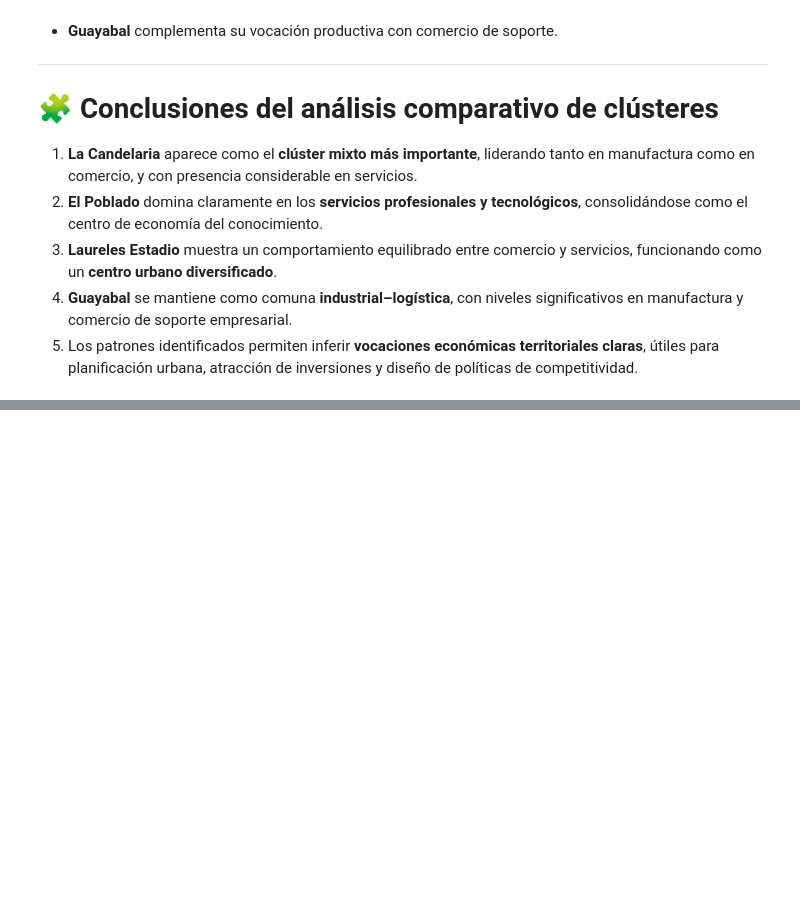
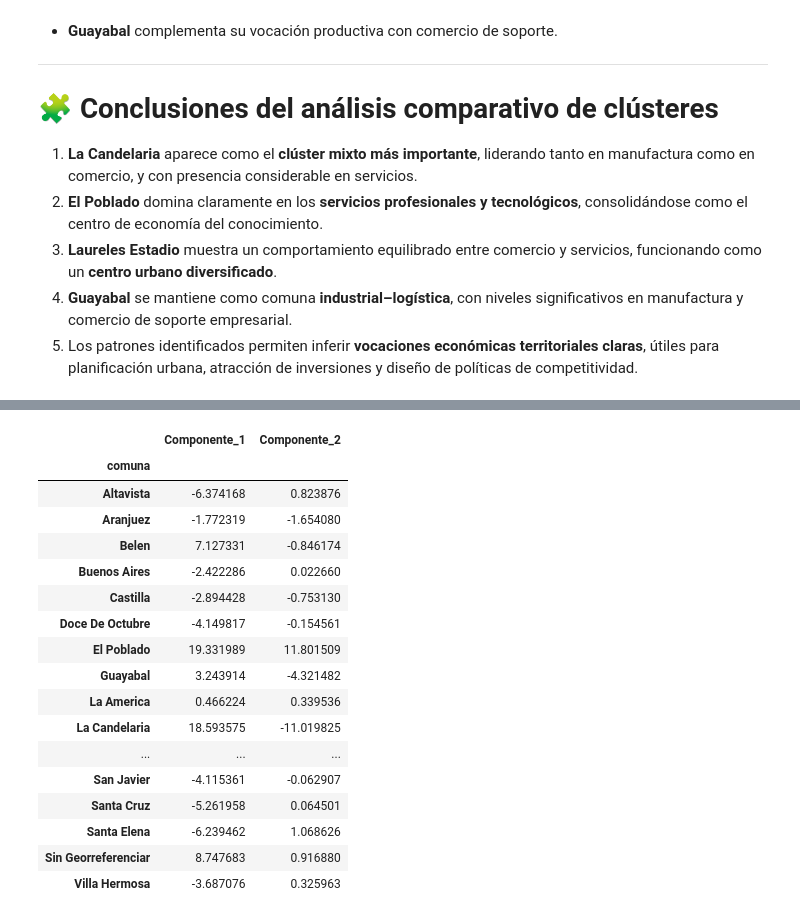
Before and after one commit to smaje99/diploma-in-data-analytics-in-business-management-unir, a Jupyter notebook: medellin-business-landscape/medellin-business-landscape.ipynb, the cells around one changed output, grey strips where cells are left out. Saved outputs shown, nothing was run; the diff lists cells and outputs as text; code cells hidden in the pictures; blank space fills up the shorter version.

```diff
--- a/medellin-business-landscape/medellin-business-landscape.ipynb
+++ b/medellin-business-landscape/medellin-business-landscape.ipynb
@@ -2289,0 +2359,30 @@ El comercio al por mayor y al por menor presenta su mayor concentración en:
+# %%
+# Ejecutar PCA (2 componentes principales)
+
+from sklearn.decomposition import PCA
+
+pca = PCA(n_components=2)
+X_pca = pca.fit_transform(X_scaled)
+
+pca_df = pd.DataFrame(X_pca, columns=["Componente_1", "Componente_2"], index=tabla_contingencia.index)
+
+pca_df
+# %% [output]
+|  | Componente_1 | Componente_2 |
+| comuna |  |  |
+| Altavista | -6.374168 | 0.823876 |
+| Aranjuez | -1.772319 | -1.654080 |
+| Belen | 7.127331 | -0.846174 |
+| Buenos Aires | -2.422286 | 0.022660 |
+| Castilla | -2.894428 | -0.753130 |
+| Doce De Octubre | -4.149817 | -0.154561 |
+| El Poblado | 19.331989 | 11.801509 |
+| Guayabal | 3.243914 | -4.321482 |
+| La America | 0.466224 | 0.339536 |
+| La Candelaria | 18.593575 | -11.019825 |
+| ... | ... | ... |
+| San Javier | -4.115361 | -0.062907 |
+| Santa Cruz | -5.261958 | 0.064501 |
+| Santa Elena | -6.239462 | 1.068626 |
+| Sin Georreferenciar | 8.747683 | 0.916880 |
+| Villa Hermosa | -3.687076 | 0.325963 |
```
Also changed, not shown: parts of 8 cells of this notebook, 1 other file.
